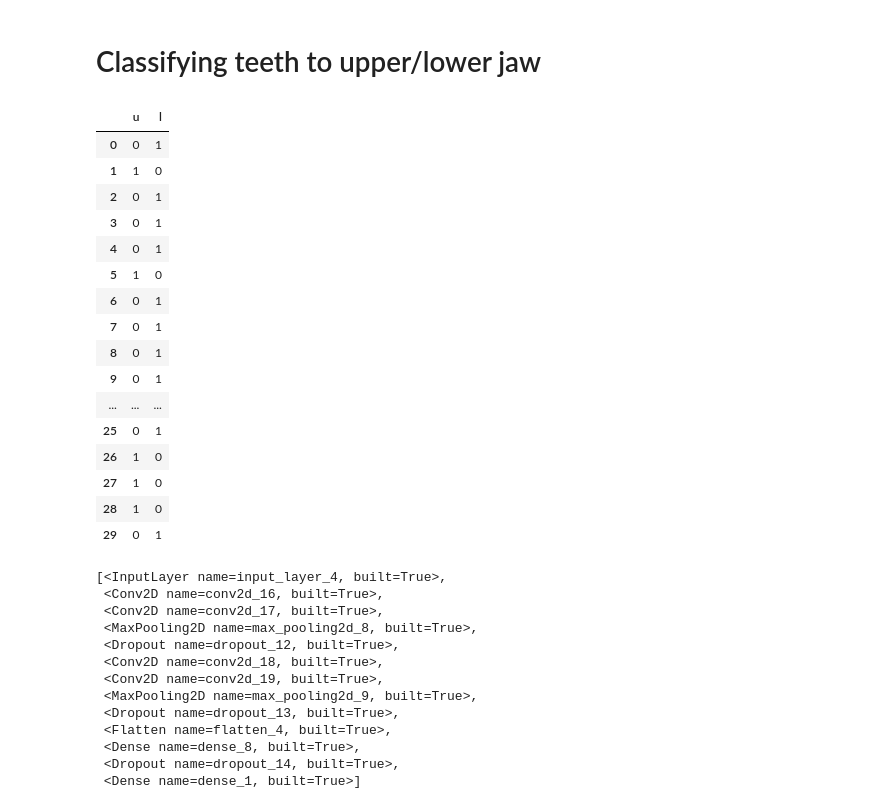
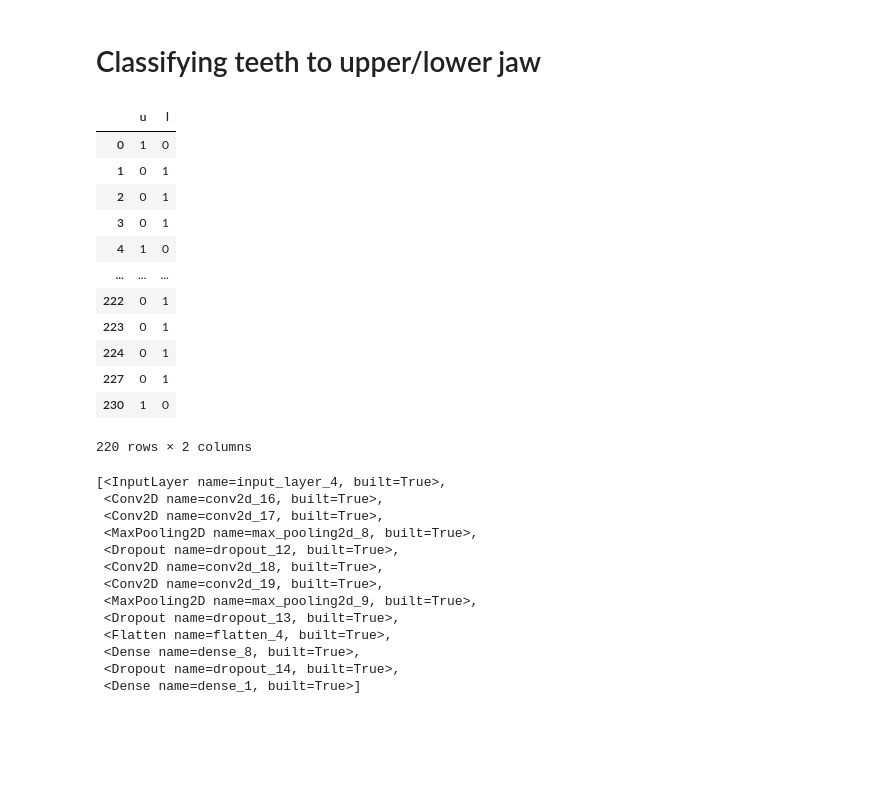
Before and after one commit to korolainenriikka/thesis, a Jupyter notebook: code/experiments/upper_lower.ipynb, the cells around one changed output. Drawn from its saved outputs; the diff is of its cells as text; code cells hidden in the pictures; blank space fills up the shorter version.

Commit message:
Upper/lower classification with Fort Tenan

```diff
--- a/code/experiments/upper_lower.ipynb
+++ b/code/experiments/upper_lower.ipynb
@@ -34,28 +34,27 @@ To enable the following instructions: AVX2 FMA, in other operations, rebuild Ten
 # Classifying teeth to upper/lower jaw
 # %%
 mnist_model = tf.keras.models.load_model('/home/riikoro/thesis/code/pretrained_base_models/bangla_english_handwritten_mnist.keras')
-# %%
-tooth_labels = pd.read_csv('/home/riikoro/thesis/code/mnist-proof-of-concept/teeth/labels.csv')
-type_labels = tooth_labels.iloc[:,4:6]
-type_labels
-# %% [output]
-|  | u | l |
-| 0 | 0 | 1 |
-| 1 | 1 | 0 |
-| 2 | 0 | 1 |
-| 3 | 0 | 1 |
-| 4 | 0 | 1 |
-| 5 | 1 | 0 |
-| 6 | 0 | 1 |
-| 7 | 0 | 1 |
-| 8 | 0 | 1 |
-| 9 | 0 | 1 |
-| ... | ... | ... |
-| 25 | 0 | 1 |
-| 26 | 1 | 0 |
-| 27 | 1 | 0 |
-| 28 | 1 | 0 |
-| 29 | 0 | 1 |
+# %%
+tooth_labels = pd.read_csv('/home/riikoro/fossil_data/tooth_samples/v3/upper_lower_labels.txt')
+tooth_labels = tooth_labels[tooth_labels['upper (-1 = unknown)'] != -1] # -1 = unknown
+tooth_labels['u'] = tooth_labels['upper (-1 = unknown)']
+tooth_labels['l'] = abs(tooth_labels['u'] - 1)
+del tooth_labels['upper (-1 = unknown)']
+tooth_labels
+# %% [output]
+|  | u | l |
+| 0 | 1 | 0 |
+| 1 | 0 | 1 |
+| 2 | 0 | 1 |
+| 3 | 0 | 1 |
+| 4 | 1 | 0 |
+| ... | ... | ... |
+| 222 | 0 | 1 |
+| 223 | 0 | 1 |
+| 224 | 0 | 1 |
+| 227 | 0 | 1 |
+| 230 | 1 | 0 |
+220 rows × 2 columns
 # %%
 for layer in mnist_model.layers[:-1]:
     layer.trainable = False
```
Also changed, not shown: parts of 8 cells of this notebook.
